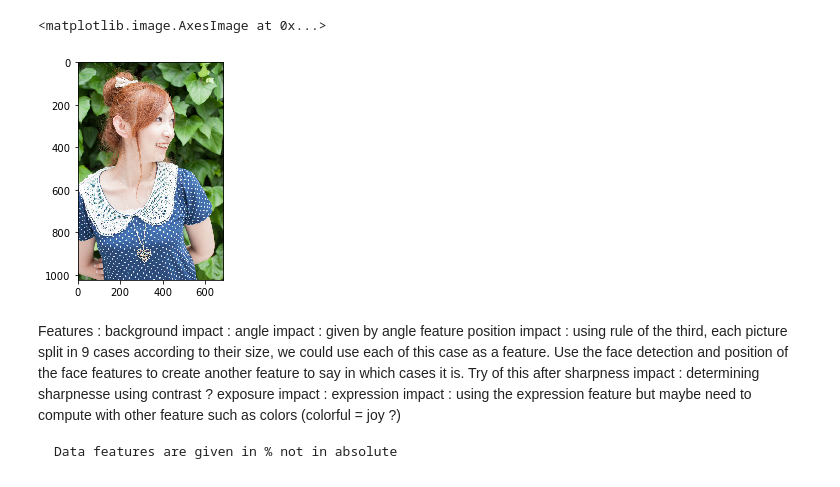
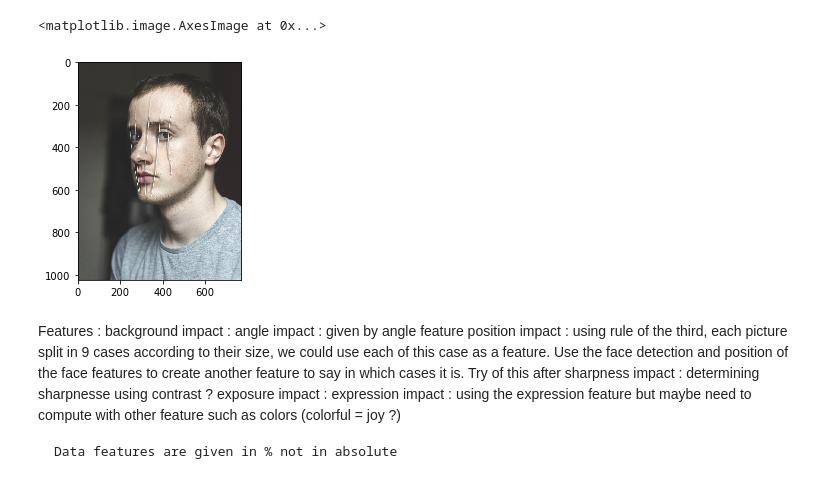
Before and after one commit to Sloubidou/portrait, a Jupyter notebook: exploring_work/features_position_impact.ipynb, the cells around one changed output. Saved outputs shown, nothing was run; the diff lists cells and outputs as text; code cells hidden in the pictures.

```diff
--- a/exploring_work/features_position_impact.ipynb
+++ b/exploring_work/features_position_impact.ipynb
@@ -7,13 +7,13 @@ import pandas as pd
 import math
 from scipy import misc
 # %%
-pic_face = misc.imread('/home/slou/Documents/M2/semestre1/ML_project/pictures_train/103.jpg')
+pic_face = misc.imread('/home/slou/Documents/M2/semestre1/ML_project/pictures_train/1.jpg')
 type(pic_face)
 pic_face.shape, pic_face.dtype
 plt.imshow(pic_face)
 # %% [output]
 <matplotlib.image.AxesImage at 0x...>
-[figure, old version]
+[figure, new version]
 # %% [markdown]
 Features :
     background impact :
```
Also changed, not shown: parts of 9 cells of this notebook, 4 other files.
